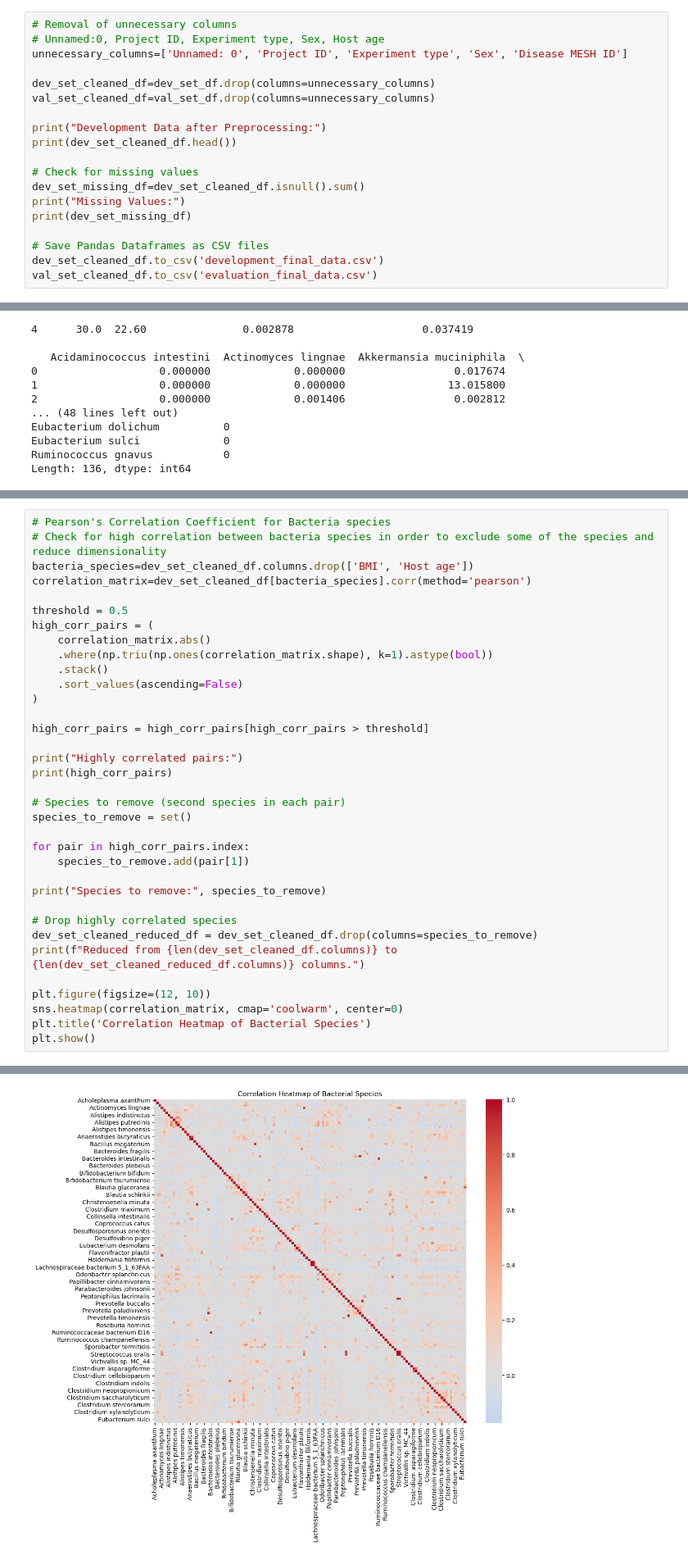
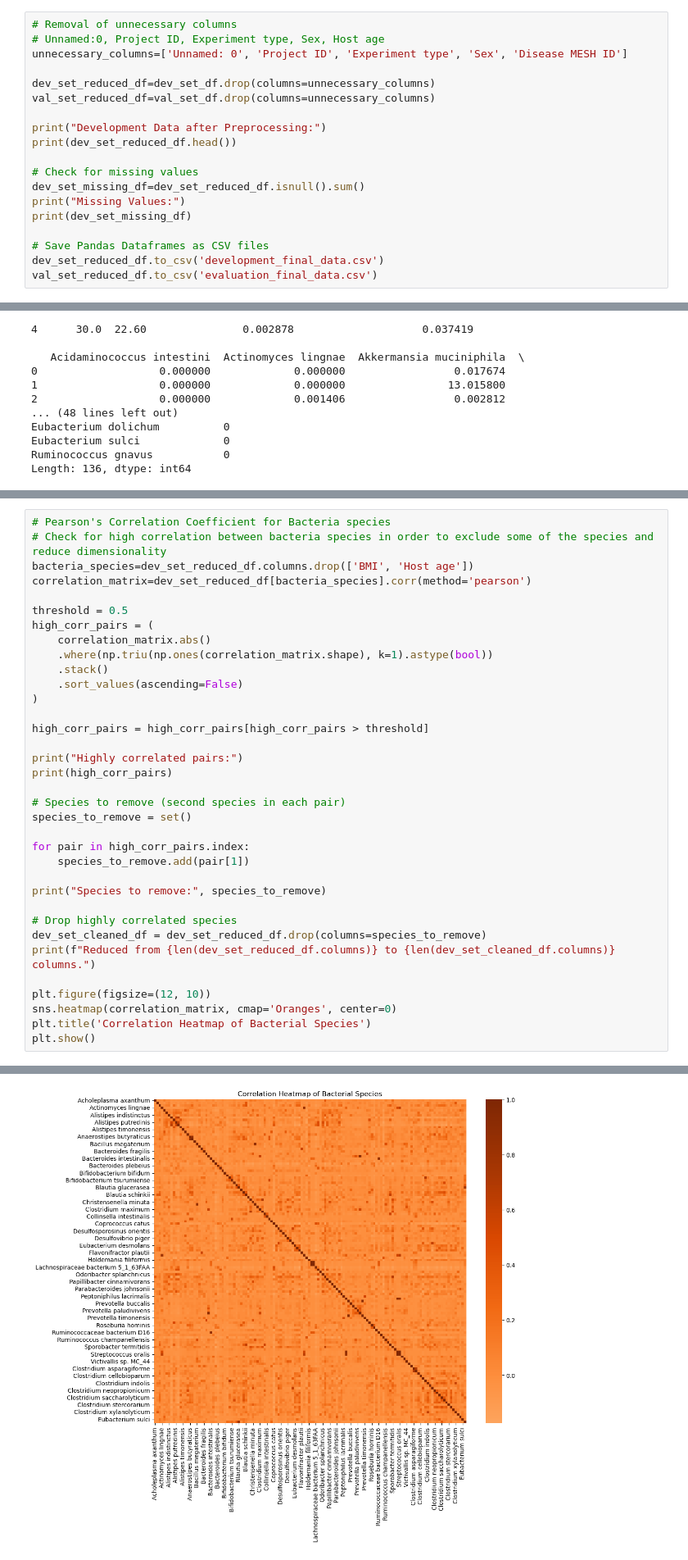
Before and after one commit to smertzani444/Assignment-1, a Jupyter notebook: notebooks/data_exploration.ipynb, the cells around one changed output, grey strips where cells are left out. Shown: that part at 82% size. Saved outputs shown, nothing was run; the diff lists cells and outputs as text.

Commit message:
Visualization Methods 1

```diff
--- a/notebooks/data_exploration.ipynb
+++ b/notebooks/data_exploration.ipynb
@@ -54,20 +55,20 @@ None
 # Unnamed:0, Project ID, Experiment type, Sex, Host age
 unnecessary_columns=['Unnamed: 0', 'Project ID', 'Experiment type', 'Sex', 'Disease MESH ID']
 
-dev_set_cleaned_df=dev_set_df.drop(columns=unnecessary_columns)
-val_set_cleaned_df=val_set_df.drop(columns=unnecessary_columns)
+dev_set_reduced_df=dev_set_df.drop(columns=unnecessary_columns)
+val_set_reduced_df=val_set_df.drop(columns=unnecessary_columns)
 
 print("Development Data after Preprocessing:")
-print(dev_set_cleaned_df.head())
+print(dev_set_reduced_df.head())
 
 # Check for missing values
-dev_set_missing_df=dev_set_cleaned_df.isnull().sum()
+dev_set_missing_df=dev_set_reduced_df.isnull().sum()
 print("Missing Values:")
 print(dev_set_missing_df)
 
 # Save Pandas Dataframes as CSV files
-dev_set_cleaned_df.to_csv('development_final_data.csv')
-val_set_cleaned_df.to_csv('evaluation_final_data.csv')
+dev_set_reduced_df.to_csv('development_final_data.csv')
+val_set_reduced_df.to_csv('evaluation_final_data.csv')
 # %% [output]
 Development Data after Preprocessing:
    Host age    BMI  Acholeplasma axanthum  Acidaminococcus fermentans  \
@@ -91,8 +92,8 @@ Length: 136, dtype: int64
 # %%
 # Pearson's Correlation Coefficient for Bacteria species
 # Check for high correlation between bacteria species in order to exclude some of the species and reduce dimensionality
-bacteria_species=dev_set_cleaned_df.columns.drop(['BMI', 'Host age'])
-correlation_matrix=dev_set_cleaned_df[bacteria_species].corr(method='pearson')
+bacteria_species=dev_set_reduced_df.columns.drop(['BMI', 'Host age'])
+correlation_matrix=dev_set_reduced_df[bacteria_species].corr(method='pearson')
 
 threshold = 0.5
 high_corr_pairs = (
@@ -116,11 +117,11 @@ for pair in high_corr_pairs.index:
 print("Species to remove:", species_to_remove)
 
 # Drop highly correlated species
-dev_set_cleaned_reduced_df = dev_set_cleaned_df.drop(columns=species_to_remove)
-print(f"Reduced from {len(dev_set_cleaned_df.columns)} to {len(dev_set_cleaned_reduced_df.columns)} columns.")
+dev_set_cleaned_df = dev_set_reduced_df.drop(columns=species_to_remove)
+print(f"Reduced from {len(dev_set_reduced_df.columns)} to {len(dev_set_cleaned_df.columns)} columns.")
 
 plt.figure(figsize=(12, 10))
-sns.heatmap(correlation_matrix, cmap='coolwarm', center=0)
+sns.heatmap(correlation_matrix, cmap='Oranges', center=0)
 plt.title('Correlation Heatmap of Bacterial Species')
 plt.show()
 # %% [output]
@@ -143,2 +144,2 @@ Species to remove: {'Clostridium methylpentosum', 'Flavonifractor plautii', 'Ali
 Reduced from 136 to 111 columns.
-[figure, old version]
+[figure, new version]
```
Also changed, not shown: parts of 7 cells of this notebook.
